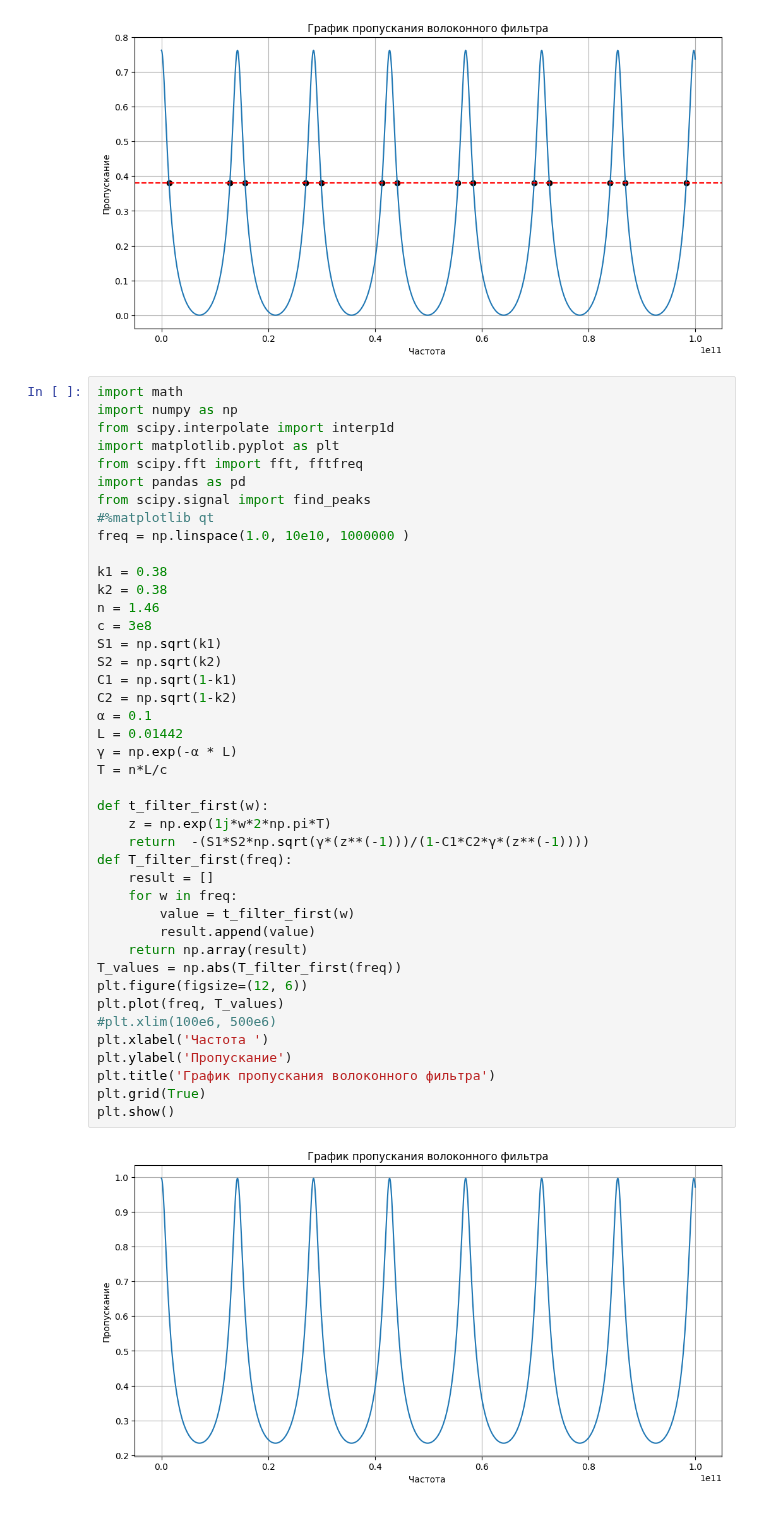
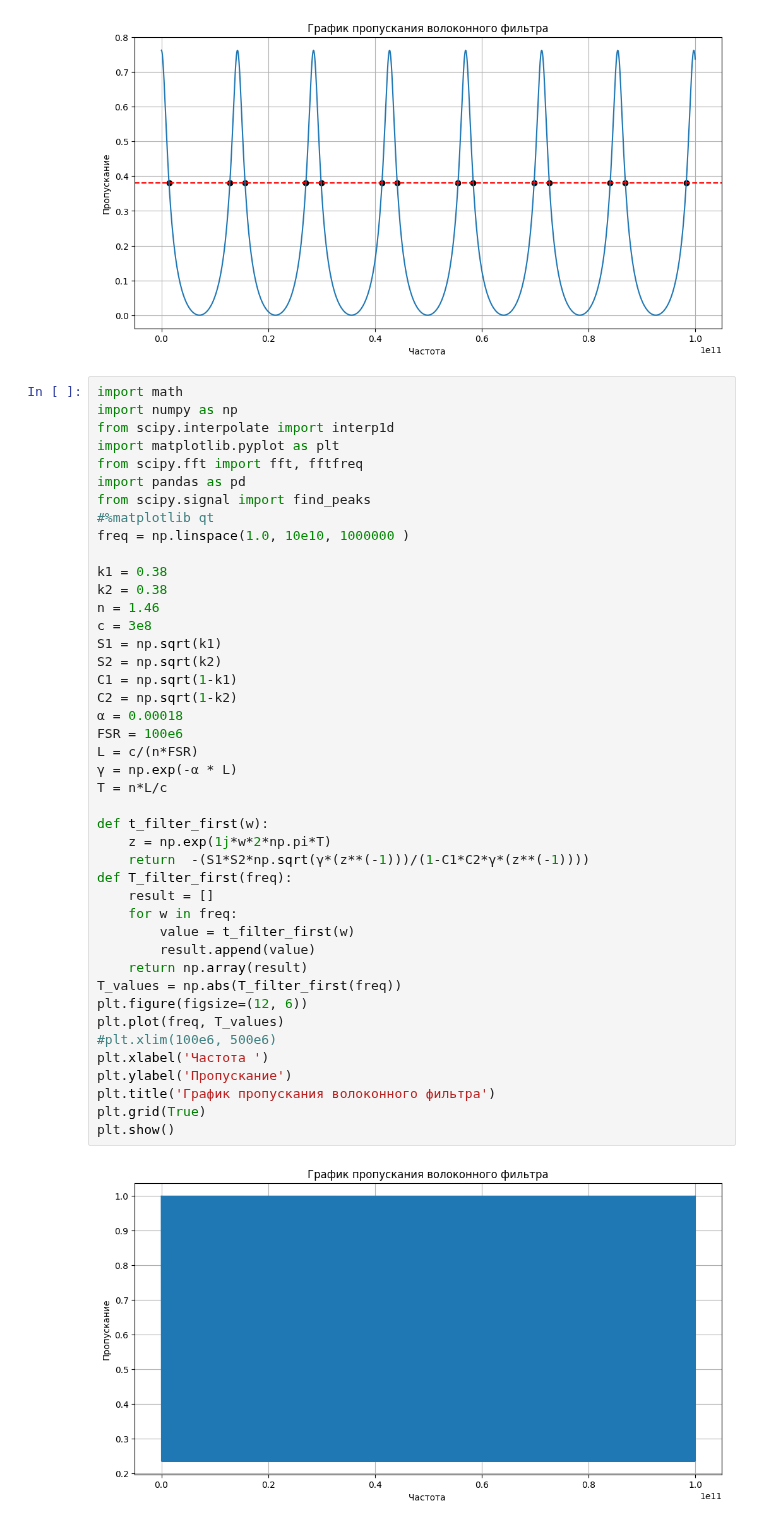
Before and after one commit to Orange-spearow/Finally_praktika, a Jupyter notebook: Волоконный фильтр.ipynb, the cells around one changed output. Cells and saved outputs as stored; diff of their text form.

```diff
--- a/Волоконный фильтр.ipynb
+++ b/Волоконный фильтр.ipynb
@@ -155,36 +155,37 @@ freq = np.linspace(1.0, 10e10, 1000000 )
 k1 = 0.38
 k2 = 0.38
 n = 1.46
 c = 3e8
 S1 = np.sqrt(k1)
 S2 = np.sqrt(k2)
 C1 = np.sqrt(1-k1)
 C2 = np.sqrt(1-k2)
-α = 0.1
-L = 0.01442
+α = 0.00018
+FSR = 100e6
+L = c/(n*FSR)
 γ = np.exp(-α * L)
 T = n*L/c
 
 def t_filter_first(w):
     z = np.exp(1j*w*2*np.pi*T)
     return  -(S1*S2*np.sqrt(γ*(z**(-1)))/(1-C1*C2*γ*(z**(-1))))
 def T_filter_first(freq):
     result = []
     for w in freq:
         value = t_filter_first(w)
         result.append(value)
     return np.array(result)
 T_values = np.abs(T_filter_first(freq))
 plt.figure(figsize=(12, 6))
 plt.plot(freq, T_values)
 #plt.xlim(100e6, 500e6)
 plt.xlabel('Частота ')
 plt.ylabel('Пропускание')
 plt.title('График пропускания волоконного фильтра')
 plt.grid(True)
 plt.show()
 # %% [output]
-[figure, old version]
+[figure, new version]
 # %%
 import numpy as np
 from scipy.interpolate import interp1d
```
Also changed, not shown: parts of 3 cells of this notebook, 3 other files.
